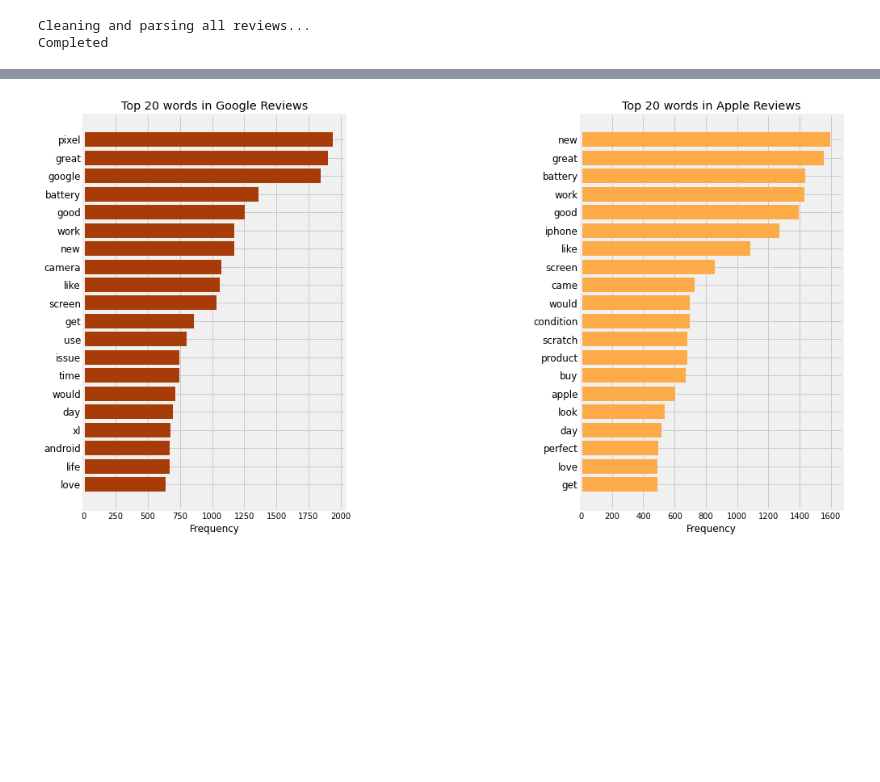
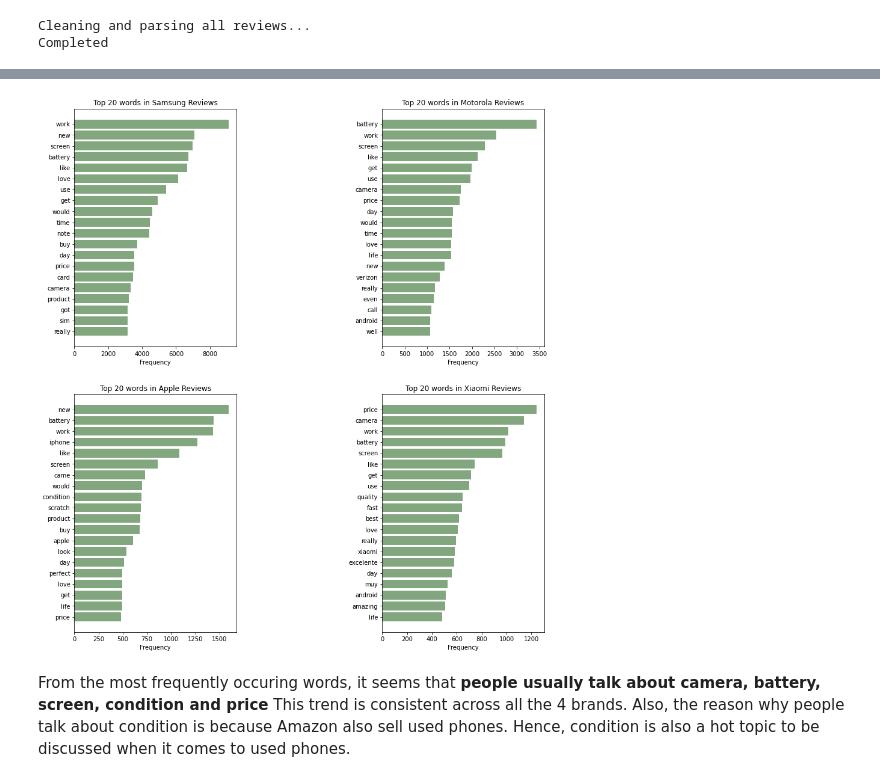
Before and after one commit to elisenerissa/datascienceportfolio, a Jupyter notebook: Capstone Project/notebooks/1_cellphones_reviews_data_cleaning_and_eda.ipynb, the cells around one changed output, grey strips where cells are left out. Saved outputs shown, nothing was run; the diff lists cells and outputs as text; code cells hidden in the pictures; blank space fills up the shorter version.

```diff
--- a/Capstone Project/notebooks/1_cellphones_reviews_data_cleaning_and_eda.ipynb
+++ b/Capstone Project/notebooks/1_cellphones_reviews_data_cleaning_and_eda.ipynb
@@ -37,7 +62,7 @@ import matplotlib.pyplot as plt
 import numpy as np
 import seaborn as sns
 
-plt.style.use('fivethirtyeight')
+plt.style.use('default')
 %matplotlib inline
 
 #pd.set_option('display.max_colwidth',None)
@@ -292,7 +305,8 @@ len(stop_words)
 # %% [output]
 179
 # %%
-add_words = ['phone','one','two','three','four','five','star']
+add_words = ['phone','one','two','three','four','five','star',
+             'great','good','moto','el','la','de','motorola','samsung','galaxy']
 
 stop_words.extend(add_words)
 # %%
@@ -337,7 +351,8 @@ def clean_reviews(raw_text):
     meaningful_words = [lemmatizer.lemmatize(word) for word in
                         meaningful_words]
 
-
+    # Remove stopwords again after lemmatizing
+    meaningful_words = [w for w in meaningful_words if w not in stops]
 
 
     # Join the words back into one string separated by space,
@@ -435,31 +460,65 @@ top_apple_phrase = dict(get_phrase(apple_cleaned_reviews,20))
+# %%
+top_samsung_words = dict(get_one_gram(samsung_cleaned_reviews,20))
+top_samsung_phrase = dict(get_phrase(samsung_cleaned_reviews,20))
+
+top_motorola_words = dict(get_one_gram(motorola_cleaned_reviews,20))
+top_motorola_phrase = dict(get_phrase(motorola_cleaned_reviews,20))
+
+top_apple_words = dict(get_one_gram(apple_cleaned_reviews,20))
+top_apple_phrase = dict(get_phrase(apple_cleaned_reviews,20))
+
+top_xiaomi_words = dict(get_one_gram(xiaomi_cleaned_reviews,20))
+top_xiaomi_phrase = dict(get_phrase(xiaomi_cleaned_reviews,20))
 # %%
 #Create subplots
-fig, axes = plt.subplots(1,2, figsize=(15,9));
+fig, axes = plt.subplots(2,2, figsize=(14,16));
 
-#plot google reviews top 20 most frequently occuring words
-plt.subplot(1,2,1)
-covid_pos = plt.barh(range(len(top_google_words)), top_google_words.values(),align = 'center',color='xkcd:rust');
+#plot samsung reviews top 20 most frequently occuring words
+plt.subplot(2,2,1)
+samsung = plt.barh(range(len(top_samsung_words)), top_samsung_words.values(),align = 'center',color='xkcd:greyish green');
+#Label axes
+plt.yticks(range(len(top_samsung_words)),top_samsung_words.keys(),fontsize=10);
+plt.title('Top 20 words in Samsung Reviews')
+plt.xlabel('Frequency')
+plt.gca().invert_yaxis()
 
+
+#plot motorola reviews top 20 most frequently occuring words
+plt.subplot(2,2,2)
+motorola = plt.barh(range(len(top_motorola_words)), top_motorola_words.values(),align = 'center',color='xkcd:greyish green');
 #Label axes
-plt.yticks(range(len(top_google_words)),top_google_words.keys(),fontsize=12);
-plt.title('Top 20 words in Google Reviews')
+plt.yticks(range(len(top_motorola_words)),top_motorola_words.keys(),fontsize=10);
+plt.title('Top 20 words in Motorola Reviews')
 plt.xlabel('Frequency')
 plt.gca().invert_yaxis()
 
 
 #plot apple reviews top 20 most frequently occuring words
-plt.subplot(1,2,2)
-covid_pos = plt.barh(range(len(top_apple_words)), top_apple_words.values(),align = 'center',color='xkcd:light orange');
-
+plt.subplot(2,2,3)
+apple = plt.barh(range(len(top_apple_words)), top_apple_words.values(),align = 'center',color='xkcd:greyish green');
 #Label axes
-plt.yticks(range(len(top_apple_words)),top_apple_words.keys(),fontsize=12);
+plt.yticks(range(len(top_apple_words)),top_apple_words.keys(),fontsize=10);
 plt.title('Top 20 words in Apple Reviews')
 plt.xlabel('Frequency')
 plt.gca().invert_yaxis()
 
+
+#plot xiaomi reviews top 20 most frequently occuring words
+plt.subplot(2,2,4)
+xiaomi = plt.barh(range(len(top_xiaomi_words)), top_xiaomi_words.values(),align = 'center',color='xkcd:greyish green');
+
+#Label axes
+plt.yticks(range(len(top_xiaomi_words)),top_xiaomi_words.keys(),fontsize=10);
+plt.title('Top 20 words in Xiaomi Reviews')
+plt.xlabel('Frequency')
+plt.gca().invert_yaxis()
+
+
 plt.subplots_adjust(wspace=0.9)
 plt.show()
 # %% [output]
-[figure, old version]
+[figure, new version]
+# %% [markdown]
+From the most frequently occuring words, it seems that **people usually talk about camera, battery, screen, condition and price** This trend is consistent across all the 4 brands. Also, the reason why people talk about condition is because Amazon also sell used phones. Hence, condition is also a hot topic to be discussed when it comes to used phones.
 # %%
 #Create subplots
```
Also changed, not shown: parts of 86 cells of this notebook, 12 other files.
